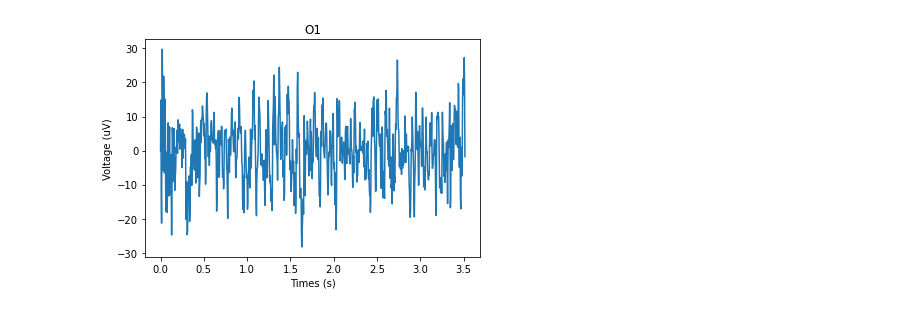
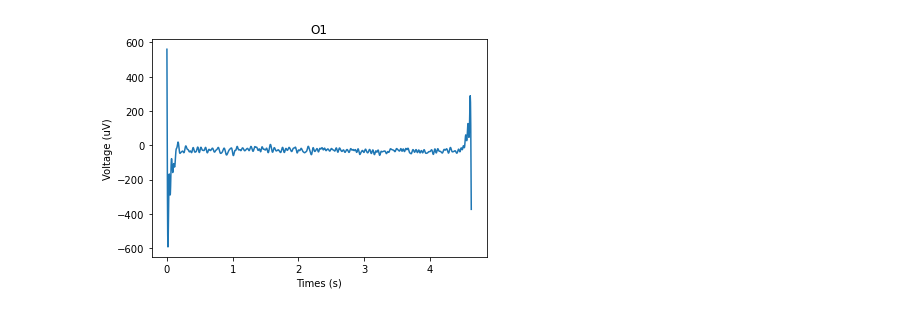
Before and after one commit to jjjoelle/Spelling-BeeCI, a Jupyter notebook: epoching.ipynb, the cells around one changed output. Drawn from its saved outputs; the diff is of its cells as text; code cells hidden in the pictures.

Commit message:
added periodogram, ssvep classification analysis

```diff
--- a/epoching.ipynb
+++ b/epoching.ipynb
@@ -3,6 +3,8 @@ from preprocessing import *
 from import_data import *
 from plotting import *
 data_dir = 'DataCollection/outputs/'
-ssvep_dir = data_dir + 'SSVEP/sess3/'
+ssvep_dir1 = data_dir + 'SSVEP/sess5/'
+ssvep_dir2 = 'DataCollection/outputs/Ollie_SSVEP/'
 col_names = ['Time','Fp1', 'O1', 'O2','C3','C4','P3','P4','Pz']
-ssvep_files = get_files(ssvep_dir)
+ssvep_files = get_files(ssvep_dir1)
+ssvep_ollie = get_files(ssvep_dir2)
@@ -25,2 +10,0 @@ ssvep_files
-# %%
-eeg_data = read_file(ssvep_files[2],col_names)
@@ -74,5 +42,5 @@ def read_metadata(md_file):
 def make_data(eeg_data, md_dict):
     data_dict = {}
     for key,times in md_dict.items():
-        data_dict[key] = eeg_data[(eeg_data['Time'] >= times[0]) & (eeg_data['Time'] <= times[1])]
+        data_dict[key] = eeg_data[(eeg_data['Time'] >= (times[0])) & (eeg_data['Time'] <= (times[1]))]
     return data_dict
@@ -98,7 +47,7 @@ data_dict = make_data(eeg_data, md_dict)
 # %%
-def get_filt_data(data_dict, freq, Fs=250, low=1, high=100):
-    baseline = data_dict['baseline']
+def get_filt_data(data_dict, freq, Fs=250, low=0.8, high=100, notch=60):
+    baseline = data_dict['0.000']
     freq_data = data_dict[str(freq)]
     bc = baseline_correct(freq_data,baseline)
-    filt = filter_eeg(bc, Fs, low, high)
+    filt = filter_eeg(bc, Fs, low, high, notch)
     return filt
@@ -150,9 +280,12 @@ plot_channel(filt, channel='O1', Fs=250, start=0, end=5)
 # %%
 # 15.6, 14.8, 10.8, 9.2
-filt = get_filt_data(data_dict, 9.2)
+md_dict = read_metadata(ssvep_files[4])
+eeg_data = read_file(ssvep_files[3],col_names)
+data_dict = make_data(eeg_data, md_dict)
+filt = get_filt_data(data_dict, 10.0)
 plot_channel(filt, channel='O1', Fs=250, start=0, end=5)
 # %% [output]
-[figure, old version]
+[figure, new version]
 # %%
 plot_ssvep(filt)
 # %% [output]
```
Also changed, not shown: parts of 38 cells of this notebook.
